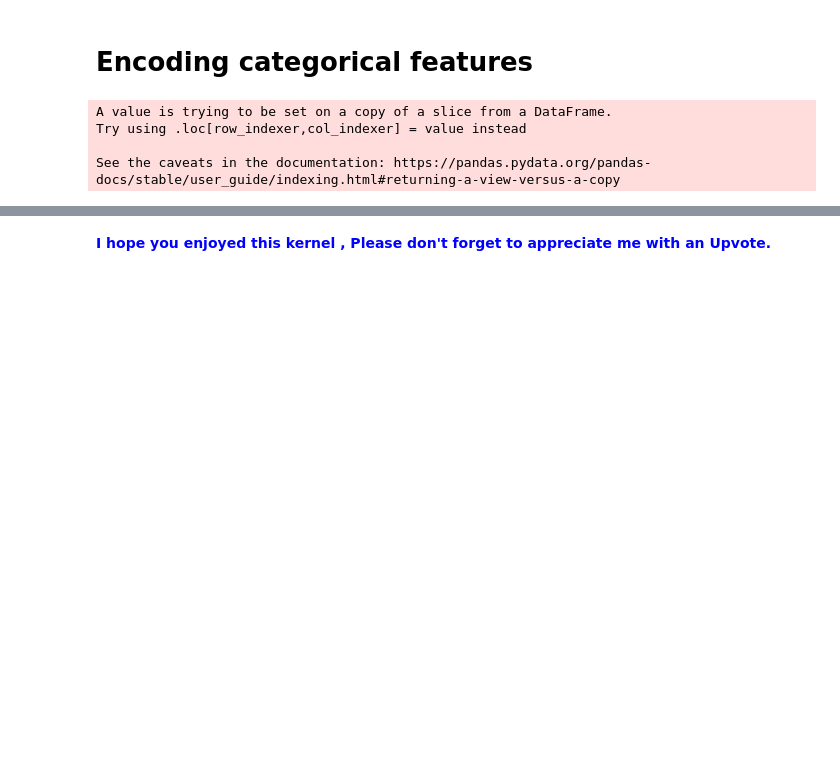
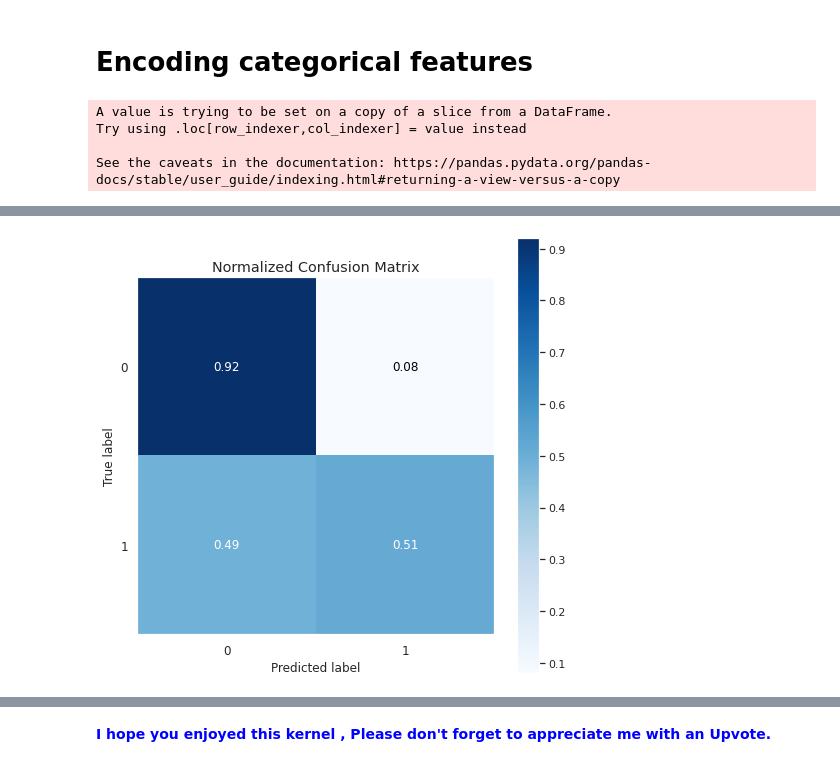
Before and after one commit to praxitelisk/Telco-Customer-Churn, a Jupyter notebook: telco-customer-churn-eda-ml.ipynb, the cells around one changed output, grey strips where cells are left out. Cells and saved outputs as stored; diff of their text form; code cells hidden in the pictures; blank space fills up the shorter version.

Commit message:
Finishing building baseline models.

```diff
--- a/telco-customer-churn-eda-ml.ipynb
+++ b/telco-customer-churn-eda-ml.ipynb
@@ -457,0 +461,95 @@ See the caveats in the documentation: https://pandas.pydata.org/pandas-docs/stab
+# %%
+from sklearn.model_selection import train_test_split, StratifiedKFold, KFold, RepeatedStratifiedKFold
+from sklearn.metrics import accuracy_score
+from sklearn.metrics import precision_score
+from sklearn.metrics import recall_score
+from sklearn.metrics import f1_score
+from sklearn.metrics import classification_report
+from sklearn.metrics import roc_auc_score
+import time
+import seaborn as sns
+import scikitplot as skplt
+
+# create a 90/10 split of the data
+xtrain, xvalid, ytrain, yvalid = train_test_split(X, y, random_state=42, test_size=0.1, stratify = y)
+
+from sklearn.linear_model import LogisticRegression
+
+start_time = time.time()
+
+predictions_probas_list = np.zeros([len(yvalid), 2])
+#predictions_test_xgb = np.zeros(len(test_df))
+num_of_folds = 10
+num_fold = 0
+    #feature_importance_df = pd.DataFrame()
+
+folds = StratifiedKFold(n_splits=num_of_folds, shuffle=False)
+
+for train_index, valid_index in folds.split(xtrain, ytrain):
+    xtrain_stra, xvalid_stra = xtrain.iloc[train_index,:], xtrain.iloc[valid_index,:]
+    ytrain_stra, yvalid_stra = ytrain.iloc[train_index], ytrain.iloc[valid_index]
+
+    print()
+    print("Stratified Fold:", num_fold)
+    num_fold = num_fold + 1
+    print()
+
+    clf_stra_logit = LogisticRegression(random_state=42, max_iter=500)
+
+    clf_stra_logit.fit(xtrain_stra, ytrain_stra)
+
+    #fold_importance_df = pd.DataFrame()
+    #fold_importance_df["feature"] = pd.DataFrame.from_dict(data=clf_stra_xgb.get_fscore(), orient="index", columns=["FScore"])["FScore"].index
+    #fold_importance_df["fscore"] = pd.DataFrame.from_dict(data=clf_stra_xgb.get_fscore(), orient="index", columns=["FScore"])["FScore"].values
+    #fold_importance_df["fold"] = n_fold + 1
+    #feature_importance_df = pd.concat([feature_importance_df, fold_importance_df], axis=0)
+
+    predictions = clf_stra_logit.predict(xvalid)
+    predictions_probas = clf_stra_logit.predict_proba(xvalid)
+    predictions_probas_list += predictions_probas/num_of_folds
+
+    #predictions_test_xgb += clf_stra_xgb.predict_proba(test_df[xtrain.columns])[:,1]/num_of_folds
+
+
+predictions = np.argmax(predictions_probas_list, axis=1)
+
+print()
+print(classification_report(yvalid, predictions))
+
+print()
+print("CV f1_score", f1_score(yvalid, predictions, average = "macro"))
+
+print()
+print("CV roc_auc_score", roc_auc_score(yvalid, predictions_probas_list[:,1], average = "macro"))
+
+sns.set(rc={'figure.figsize':(8,8)})
+skplt.metrics.plot_confusion_matrix(yvalid, predictions, normalize=True)
+
+sns.set(rc={'figure.figsize':(8,8)})
+skplt.metrics.plot_roc(yvalid, predictions_probas)
+
+sns.set(rc={'figure.figsize':(8,8)})
+skplt.metrics.plot_ks_statistic(yvalid, predictions_probas)
+
+sns.set(rc={'figure.figsize':(8,8)})
+skplt.metrics.plot_precision_recall(yvalid, predictions_probas)
+
+sns.set(rc={'figure.figsize':(8,8)})
+skplt.metrics.plot_cumulative_gain(yvalid, predictions_probas)
+
+sns.set(rc={'figure.figsize':(8,8)})
+skplt.metrics.plot_lift_curve(yvalid, predictions_probas)
+
+#sns.set(rc={'figure.figsize':(12, 38)})
+#clf_stra_logit.plot_importance(clf_stra_logit, title='Feature importance', xlabel='F score', ylabel='Features')
+
+clf_stats_df = clf_stats_df.append({"clf_name": "clf_stra_logit",
+                     "F1-score":f1_score(yvalid, predictions, average = "macro"),
+                     "auc-score": roc_auc_score(yvalid, predictions_probas_list[:,1], average = "macro")}, ignore_index=True)
+
+print()
+print("elapsed time in seconds: ", time.time() - start_time)
+print()
+import gc
+gc.collect();
+# %% [output]
@@ -457,0 +573 @@ See the caveats in the documentation: https://pandas.pydata.org/pandas-docs/stab
+[figure, added]
```
Also changed, not shown: parts of 15 cells of this notebook.
